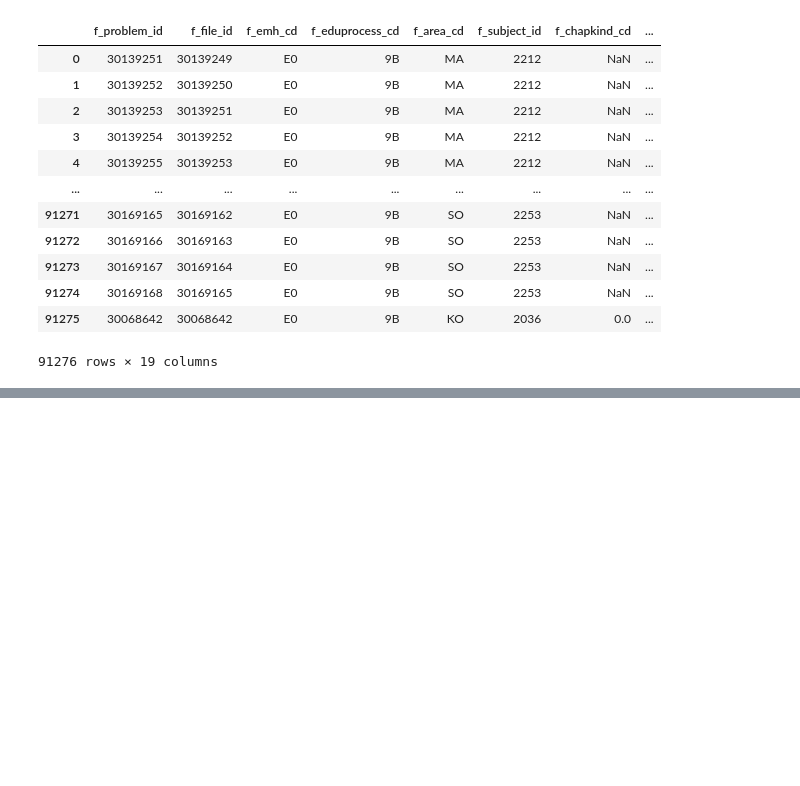
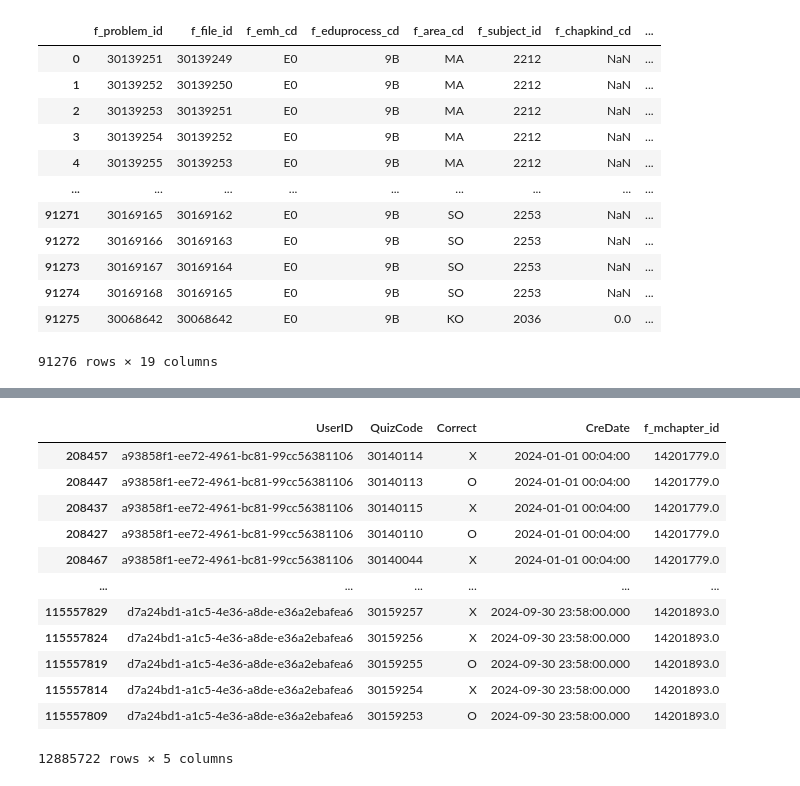
Before and after one commit to oxorudo/GKT_model, a Jupyter notebook: ..ipynb, the cells around one changed output, grey strips where cells are left out. Cells and saved outputs as stored; diff of their text form; code cells hidden in the pictures; blank space fills up the shorter version.

```diff
--- a/..ipynb
+++ b/..ipynb
@@ -142,6 +140,6 @@ f_tchapter_id    5534138
 dtype: int64
 # %%
-df = df.dropna(subset=['f_mchapter_id', 'f_schapter_id', 'f_tchapter_id'])
+df = df.dropna(subset=['f_mchapter_id'])
 # %%
 df = df.sort_values(by='CreDate')
 # %%
@@ -151,2 +154,18 @@ NameError: name 'df' is not defined
+# %%
+df
+# %% [output]
+|  | UserID | QuizCode | Correct | CreDate | f_mchapter_id |
+| 208457 | a93858f1-ee72-4961-bc81-99cc56381106 | 30140114 | X | 2024-01-01 00:04:00 | 14201779.0 |
+| 208447 | a93858f1-ee72-4961-bc81-99cc56381106 | 30140113 | O | 2024-01-01 00:04:00 | 14201779.0 |
+| 208437 | a93858f1-ee72-4961-bc81-99cc56381106 | 30140115 | X | 2024-01-01 00:04:00 | 14201779.0 |
+| 208427 | a93858f1-ee72-4961-bc81-99cc56381106 | 30140110 | O | 2024-01-01 00:04:00 | 14201779.0 |
+| 208467 | a93858f1-ee72-4961-bc81-99cc56381106 | 30140044 | X | 2024-01-01 00:04:00 | 14201779.0 |
+| ... | ... | ... | ... | ... | ... |
+| 115557829 | d7a24bd1-a1c5-4e36-a8de-e36a2ebafea6 | 30159257 | X | 2024-09-30 23:58:00.000 | 14201893.0 |
+| 115557824 | d7a24bd1-a1c5-4e36-a8de-e36a2ebafea6 | 30159256 | X | 2024-09-30 23:58:00.000 | 14201893.0 |
+| 115557819 | d7a24bd1-a1c5-4e36-a8de-e36a2ebafea6 | 30159255 | O | 2024-09-30 23:58:00.000 | 14201893.0 |
+| 115557814 | d7a24bd1-a1c5-4e36-a8de-e36a2ebafea6 | 30159254 | X | 2024-09-30 23:58:00.000 | 14201893.0 |
+| 115557809 | d7a24bd1-a1c5-4e36-a8de-e36a2ebafea6 | 30159253 | O | 2024-09-30 23:58:00.000 | 14201893.0 |
+12885722 rows × 5 columns
 # %%
 df.to_csv('data/filtered_combined_user_data.csv', index=False)
```
Also changed, not shown: parts of 6 cells of this notebook, 1 other file.
